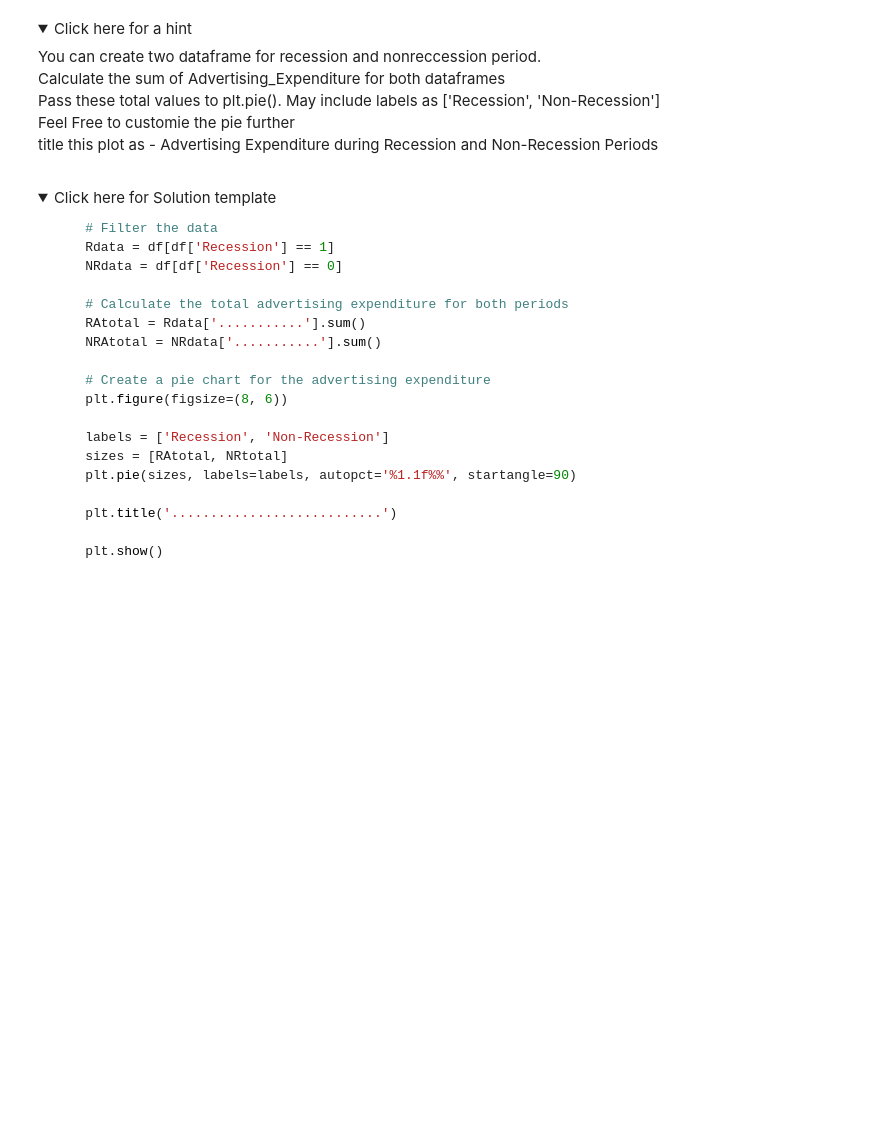
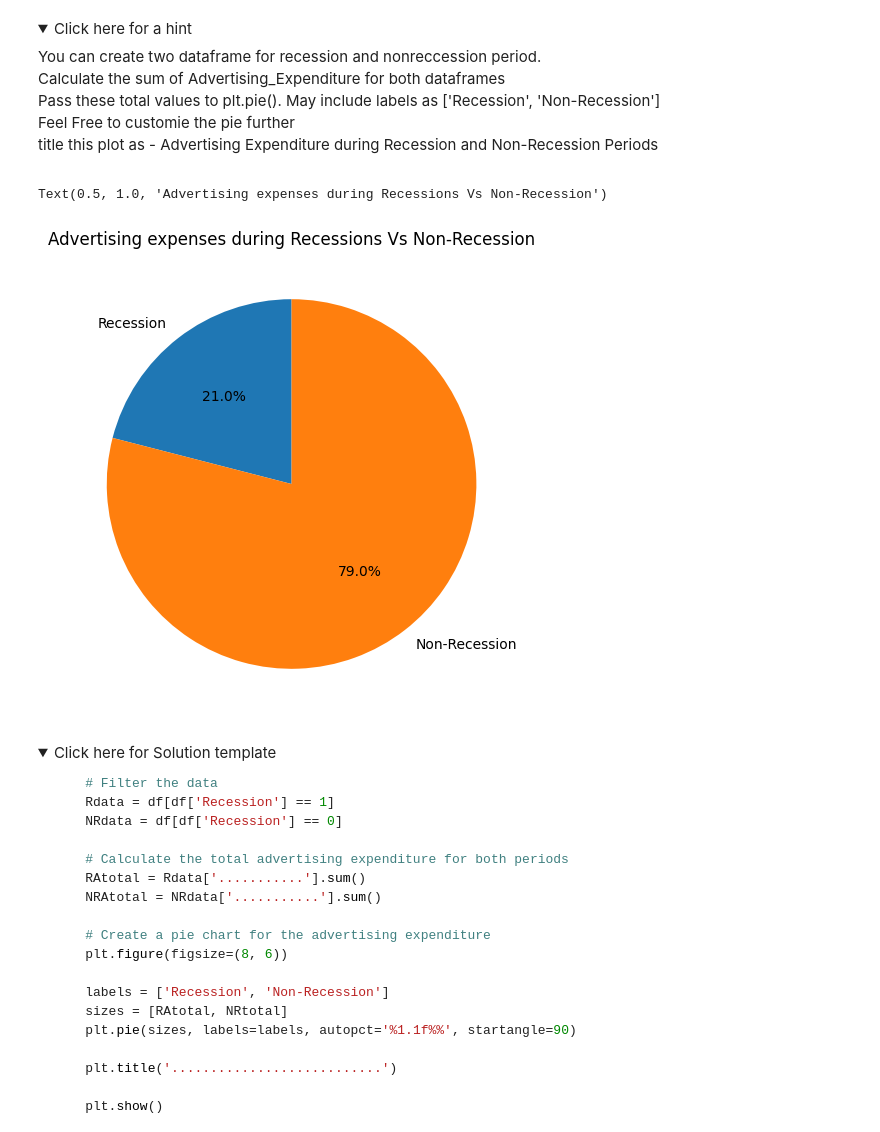
Before and after one commit to CarsynOetting/MainRepo, a Jupyter notebook: Data Sci/Course 6/DV0101EN-Final-Assignment-Part1-v2.ipynb, the cells around one changed output. Cells and saved outputs as stored; diff of their text form; code cells hidden in the pictures; folded sections open; blank space fills up the shorter version.

```diff
--- a/Data Sci/Course 6/DV0101EN-Final-Assignment-Part1-v2.ipynb
+++ b/Data Sci/Course 6/DV0101EN-Final-Assignment-Part1-v2.ipynb
@@ -738,6 +738,20 @@ Save this plot as "Scatter.png"</span><br>
         <br>Feel Free to customie the pie further
     <br>title this plot as  - Advertising Expenditure during Recession and Non-Recession Periods</p>
 </details>
+# %%
+Advert_Nonrec = df[df['Recession']==0]
+Advert_rec = df[df['Recession']==1]
+total_rec = Advert_rec['Advertising_Expenditure'].sum()
+total_Nrec = Advert_Nonrec['Advertising_Expenditure'].sum()
+sizes = [total_rec,total_Nrec]
+df.columns
+labels = ['Recession','Non-Recession']
+fig = plt.figure(figsize=(12,6))
+plt.pie(sizes , labels=labels, autopct='%1.1f%%', startangle=90)
+plt.title('Advertising expenses during Recessions Vs Non-Recession')
+# %% [output]
+Text(0.5, 1.0, 'Advertising expenses during Recessions Vs Non-Recession')
+[figure, added]
 # %% [markdown]
 <details>
 <summary>Click here for Solution template</summary>
```
Also changed, not shown: parts of 5 cells of this notebook, 1 other file.
